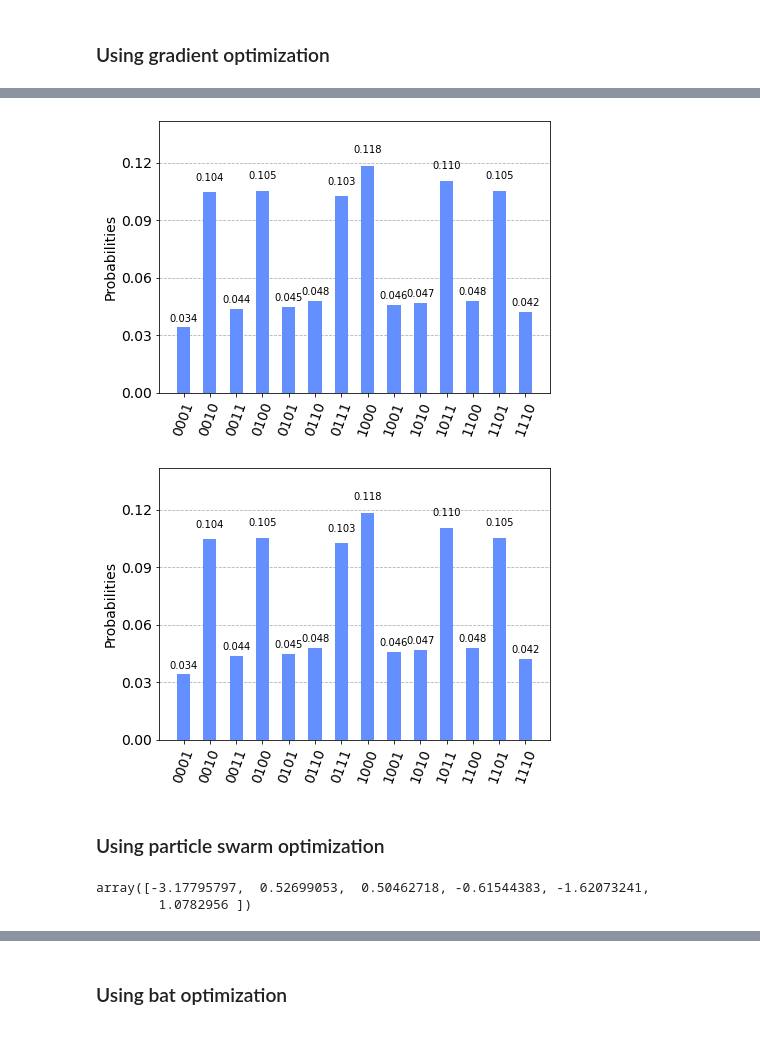
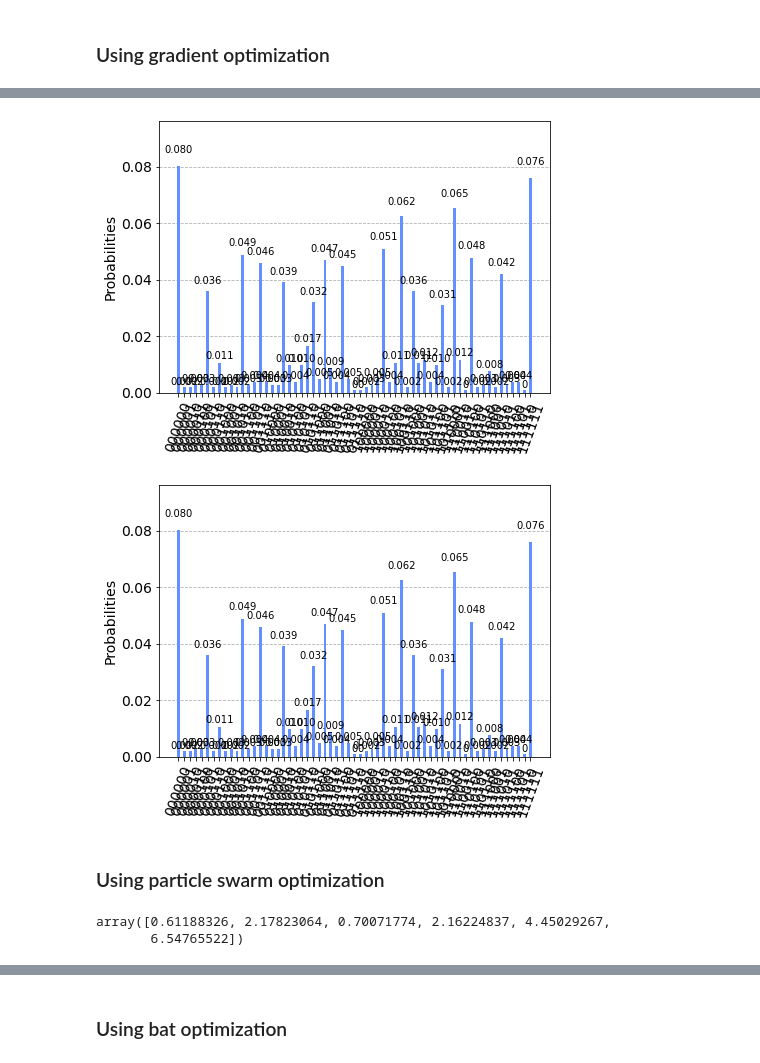
Before and after one commit to mentesniker/Maxcut-solver, a Jupyter notebook: Max-cut.ipynb, the cells around one changed output, grey strips where cells are left out. Saved outputs shown, nothing was run; the diff lists cells and outputs as text; code cells hidden in the pictures.

Commit message:
corrected wrong executions for the statevector simulator tests and the qasm simulator tests

```diff
--- a/Max-cut.ipynb
+++ b/Max-cut.ipynb
@@ -292,7 +289,7 @@ plot_histogram(myanzats.output_circuit(result))
 # %% [markdown]
 # Qasm simulator tests
 # %%
-myanzats = MaxCutSolver(graph=G, num_qubits=4, backend='qasm_simulator', p=3)
+myanzats = MaxCutSolver(graph=G, num_qubits=6, backend='qasm_simulator', p=3)
 # %% [markdown]
 ### Using gradient optimization
 # %%
@@ -310,13 +316,13 @@ myanzats.optimize_classic()
 # %%
-plot_histogram(myanzats.output_circuit([1.12256627, 1.48035651, 0.45112435, 0.45892835, 0.20735204,
-       0.08203182]))
+plot_histogram(myanzats.output_circuit([0.08553798, 0.40524919, 0.2561035 , 0.256116  , 0.42464778,
+       0.0834782 ]))
 # %% [output]
-[figure, old version]
+[figure, new version]
-[figure, old version]
+[figure, new version]
 # %% [markdown]
 ### Using particle swarm optimization
 # %%
 myanzats.optimize_swarm([-5,5])
 # %% [output]
-array([-3.17795797,  0.52699053,  0.50462718, -0.61544383, -1.62073241,
-        1.0782956 ])
+array([0.61188326, 2.17823064, 0.70071774, 2.16224837, 4.45029267,
+       6.54765522])
```
Also changed, not shown: parts of 14 cells of this notebook.
